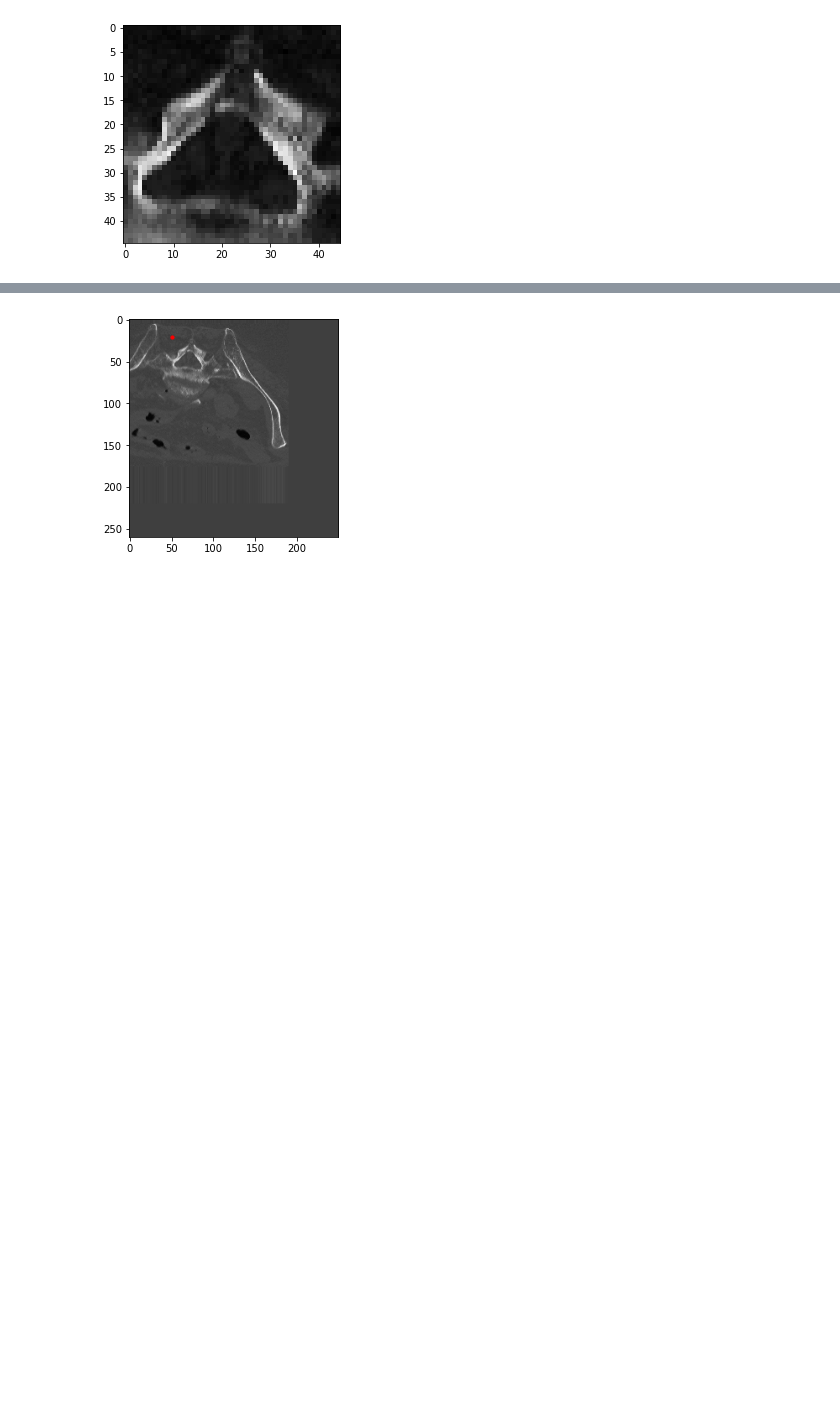
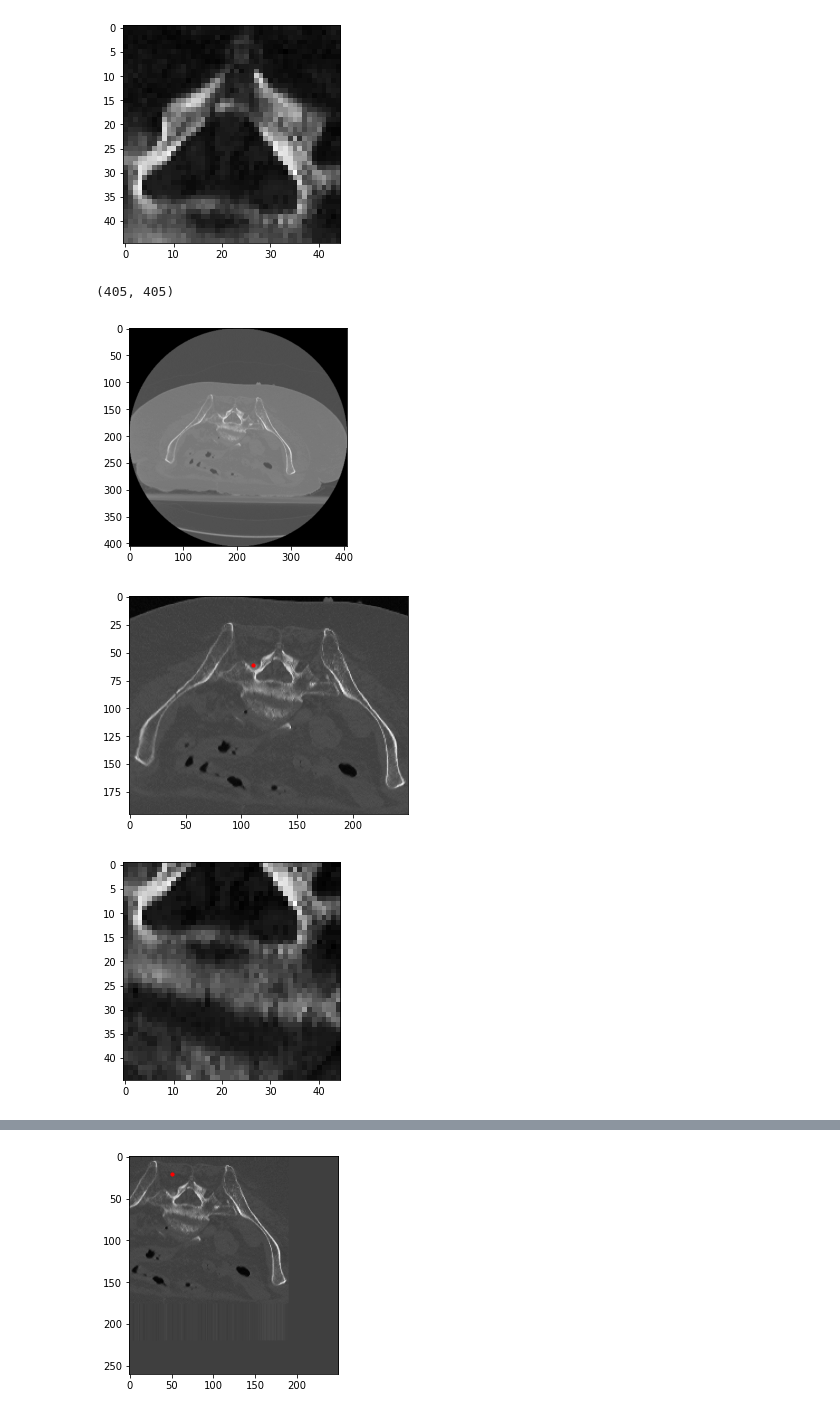
Before and after one commit to aasong113/CT_View_Planning_DeepRL, a Jupyter notebook: gym-child_thresholded_NN/Image_metrics_viewer.ipynb, the cells around one changed output, grey strips where cells are left out. Saved outputs shown, nothing was run; the diff lists cells and outputs as text; code cells hidden in the pictures; blank space fills up the shorter version.

Commit message:
added images

```diff
--- a/gym-child_thresholded_NN/Image_metrics_viewer.ipynb
+++ b/gym-child_thresholded_NN/Image_metrics_viewer.ipynb
@@ -47,3 +48,28 @@ plt.show()
 [figure]
 [figure]
 [figure]
+# %%
+thresholded = openIMG('cadaver_slice_117_grey.png')
+print(thresholded.shape)
+plt.imshow(thresholded, cmap = 'gray')
+plt.show()
+
+cropped = thresholded[100:295, 62:312]
+#cropped = np.pad(cropped, ((44, 43), (0, 0)), 'edge')
+
+#pad_val = np.mean(cropped[5:10, 5:10])
+plt.imshow(cropped, cmap = 'gray')
+x = 110
+y = 61
+plt.scatter(x, y, s=10, c='red', marker='o')
+plt.show()
+
+
+size = 45
+plt.imshow(cropped[y:y+size, x:x+size], cmap = 'gray')
+plt.show()
+# %% [output]
+(405, 405)
+[figure, added]
+[figure, added]
+[figure, added]
```
Also changed, not shown: parts of 6 cells of this notebook, 17 other files.
